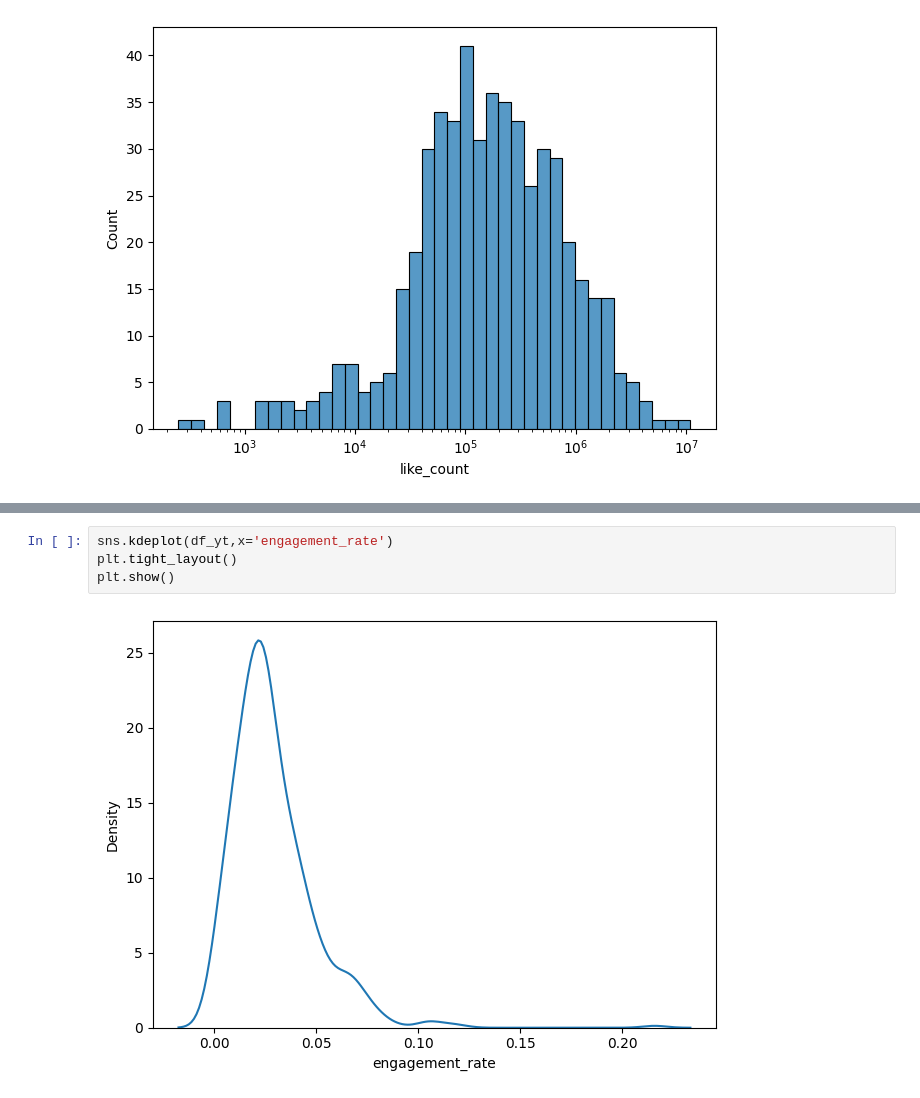
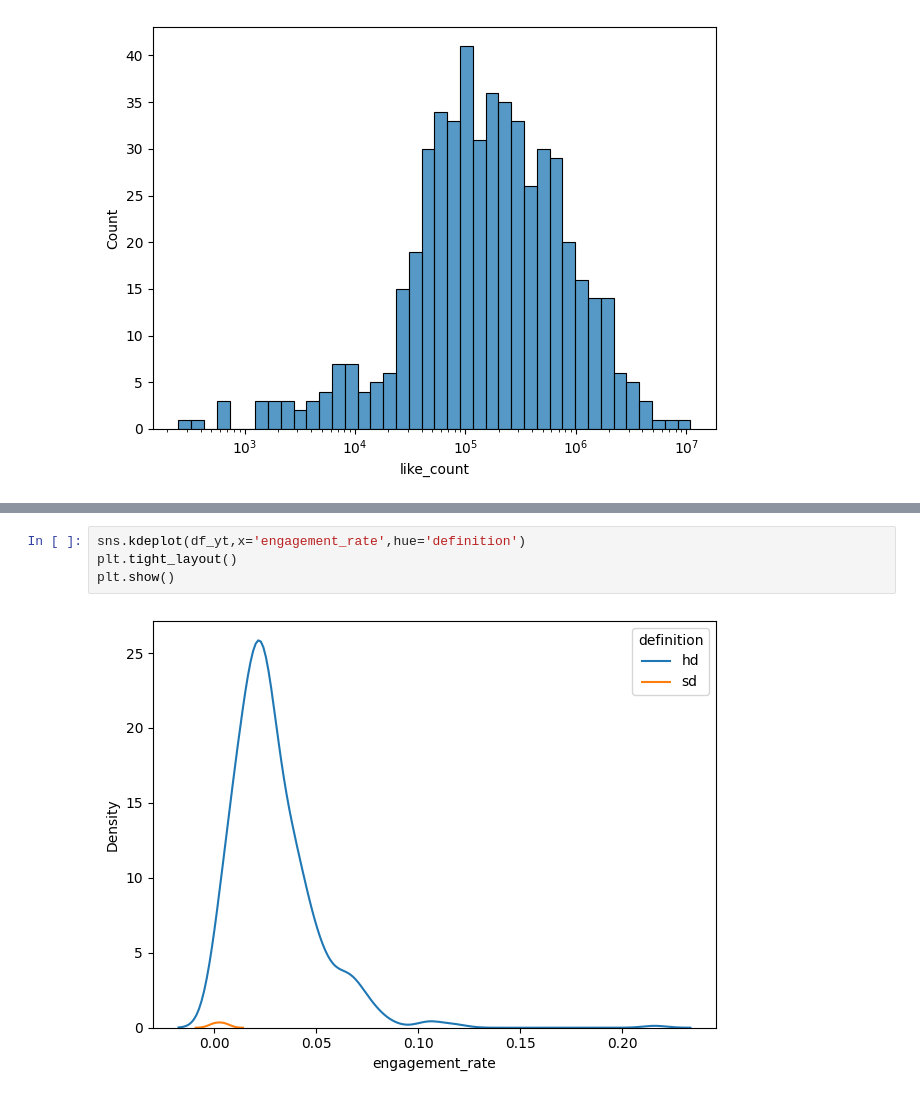
Before and after one commit to vexyiwnl/youtube-analytics, a Jupyter notebook: youtube_analytics.ipynb, the cells around one changed output, grey strips where cells are left out. Drawn from its saved outputs; the diff is of its cells as text.

```diff
--- a/youtube_analytics.ipynb
+++ b/youtube_analytics.ipynb
@@ -143,6 +205,6 @@ plt.show()
 # %%
-sns.kdeplot(df_yt,x='engagement_rate')
+sns.kdeplot(df_yt,x='engagement_rate',hue='definition')
 plt.tight_layout()
 plt.show()
 # %% [output]
-[figure, old version]
+[figure, new version]
```
Also changed, not shown: parts of 8 cells of this notebook.
